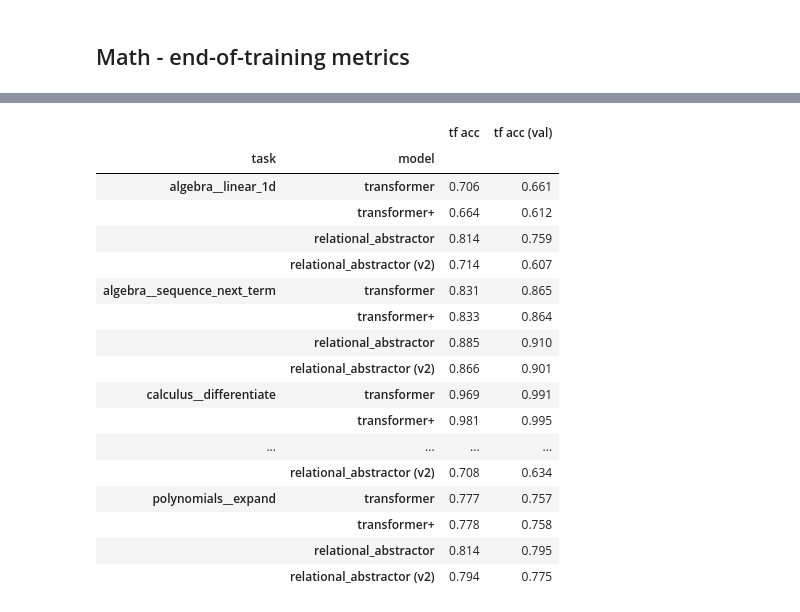
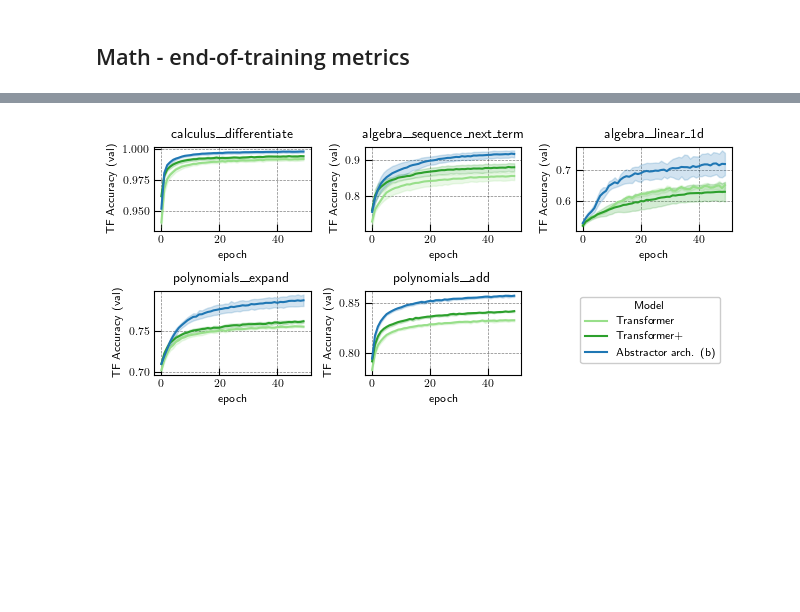
Before and after one commit to jdlafferty/relational, a Jupyter notebook: paper/paper_figures/create_figures.ipynb, the cells around one changed output, grey strips where cells are left out. Cells and saved outputs as stored; diff of their text form; code cells hidden in the pictures; blank space fills up the shorter version.

```diff
--- a/paper/paper_figures/create_figures.ipynb
+++ b/paper/paper_figures/create_figures.ipynb
@@ -404,13 +418,0 @@ table_data.rename(columns={'group': 'model'}, inplace=True)
-# %%
-# bar plot figure
-color_map_ = {
-    'relational_abstractor': cmap(0),
-    'transformer': cmap(5), 'transformer+': cmap(4),
-    }
-
-fig, ax = plt.subplots(figsize=(6, 3))
-sns.barplot(table_data.reset_index(), x='val_teacher_forcing_accuracy', y='task', hue='model', orient='h', palette=color_map_,
-            estimator='mean', errorbar=('ci', 95), errwidth=1.25, capsize=0.05, ax=ax)
-fig.set_tight_layout(True)
-sns.move_legend(ax, "lower left")
-fig.savefig(f'{save_dir}/math_metrics.pdf')
@@ -430,27 +419,27 @@ table_data = table_data[['teacher_forcing_accuracy mean', 'val_teacher_forcing_a
-# %%
-table_data
-# %% [output]
-|  |  | tf acc | tf acc (val) |
-| task | model |  |  |
-| algebra__linear_1d | transformer | 0.706 | 0.661 |
-|  | transformer+ | 0.664 | 0.612 |
-|  | relational_abstractor | 0.814 | 0.759 |
-|  | relational_abstractor (v2) | 0.714 | 0.607 |
-| algebra__sequence_next_term | transformer | 0.831 | 0.865 |
-|  | transformer+ | 0.833 | 0.864 |
-|  | relational_abstractor | 0.885 | 0.910 |
-|  | relational_abstractor (v2) | 0.866 | 0.901 |
-| calculus__differentiate | transformer | 0.969 | 0.991 |
-|  | transformer+ | 0.981 | 0.995 |
-| ... | ... | ... | ... |
-|  | relational_abstractor (v2) | 0.708 | 0.634 |
-| polynomials__expand | transformer | 0.777 | 0.757 |
-|  | transformer+ | 0.778 | 0.758 |
-|  | relational_abstractor | 0.814 | 0.795 |
-|  | relational_abstractor (v2) | 0.794 | 0.775 |
-# %%
-input('overwrite latex table?')
-latex_table = table_data.to_latex(escape=True)
-latex_table_file = f'{save_dir}/math_metrics_table.tex'
-with open(latex_table_file, 'w') as f:
-    f.write(latex_table)
+# %%
+# bar plot figure
+color_map_ = {
+    'Abstractor arch. (b)': cmap(0),
+    'Transformer': cmap(5), 'Transformer+': cmap(4),
+    }
+# %%
+tasks = figure_data.Task.unique()
+
+fig = plt.figure(figsize=(6.5,3))
+
+axes = []
+for i, task in enumerate(tasks):
+    task_filter = figure_data.Task == task
+    ax_data = figure_data[task_filter]
+
+    ax = fig.add_subplot(2, 3, i+1)
+    sns.lineplot(ax_data, x='epoch', y='TF Accuracy (val)', hue='Model', legend=False,  palette=color_map_,
+        estimator='mean', errorbar=('se', 2), ax=ax)
+    ax.set_title(task)
+    axes.append(ax)
+
+fig.legend(handles=ax.get_lines(), labels=model_name_map.values(),  loc=(0.75, 0.175), fontsize='medium', title='Model')
+fig.set_tight_layout(True)
+fig.savefig(f'{save_dir}/math_training_curves.pdf')
+# %% [output]
+[figure, added]
```
Also changed, not shown: parts of 11 cells of this notebook.
